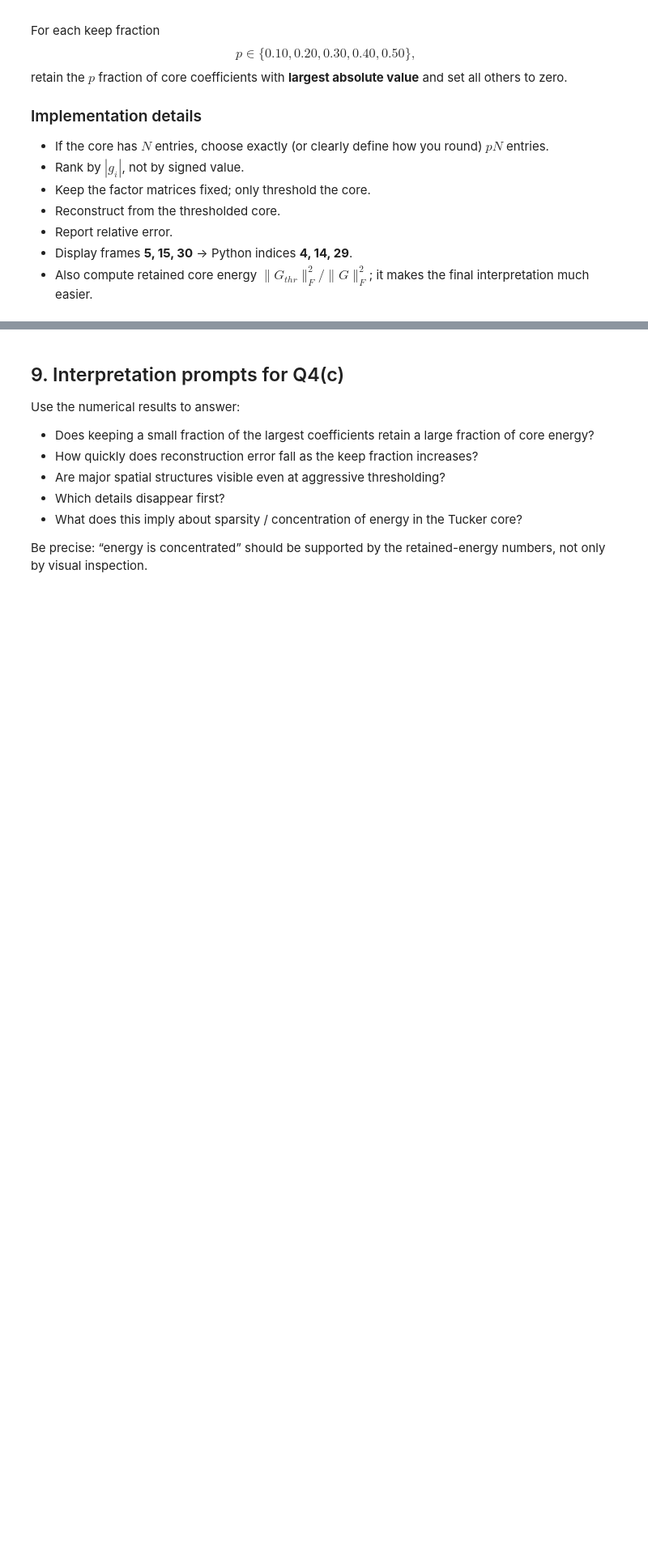
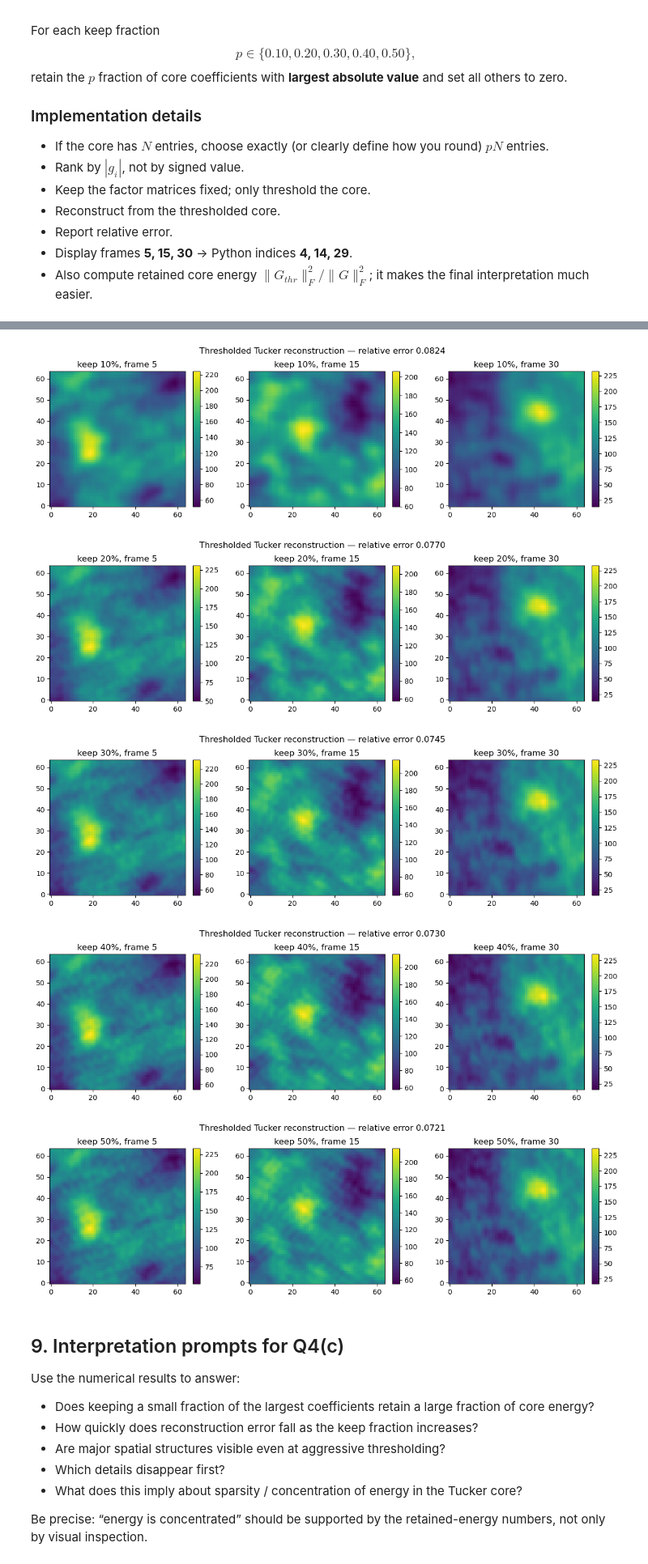
Before and after one commit to kyle-nguyennn/ml-stats-lab, a Jupyter notebook: fda/lab3/Q4_tucker_compression.ipynb, the cells around one changed output, grey strips where cells are left out. Shown at 81% size. Drawn from its saved outputs; the diff is of its cells as text; code cells hidden in the pictures; blank space fills up the shorter version.

```diff
--- a/fda/lab3/Q4_tucker_compression.ipynb
+++ b/fda/lab3/Q4_tucker_compression.ipynb
@@ -431,7 +435,13 @@ def hard_threshold_core(core: np.ndarray, keep_fraction: float) -> np.ndarray:
     4. Zero all other entries.
     5. Reshape back to core.shape.
     """
-    raise NotImplementedError
+    flat_core = core.flatten()
+    k = int(np.ceil(keep_fraction * flat_core.size))
+    idx = np.argpartition(np.abs(flat_core), -k)[-k:]
+    mask = np.zeros_like(flat_core, dtype=bool)
+    mask[idx] = True
+    flat_core[~mask] = 0
+    return flat_core.reshape(core.shape)
 # %%
 KEEP_FRACTIONS = [0.10, 0.20, 0.30, 0.40, 0.50]
 
@@ -460,22 +476,28 @@ KEEP_FRACTIONS = [0.10, 0.20, 0.30, 0.40, 0.50]
 # %%
-# TODO: display reconstructed frames 5, 15, 30 for every threshold level.
-#
-# frame_indices = [4, 14, 29]
-#
-# for row in threshold_results:
-#     X_thr = row["X_hat"]
-#     frac = row["keep_fraction"]
-#
-#     fig, axes = plt.subplots(1, 3, figsize=(12, 3.5))
-#     for ax, k in zip(axes, frame_indices):
-#         im = ax.imshow(X_thr[:, :, k], origin="lower")
-#         ax.set_title(f"keep {frac:.0%}, frame {k+1}")
-#         fig.colorbar(im, ax=ax, fraction=0.046)
-#     fig.suptitle(
-#         f"Thresholded Tucker reconstruction — relative error {row['relative_error']:.4f}"
-#     )
-#     plt.tight_layout()
-#     plt.show()
+# display reconstructed frames 5, 15, 30 for every threshold level.
+
+frame_indices = [4, 14, 29]
+
+for row in threshold_results:
+    X_thr = row["X_hat"]
+    frac = row["keep_fraction"]
+
+    fig, axes = plt.subplots(1, 3, figsize=(12, 3.5))
+    for ax, k in zip(axes, frame_indices):
+        im = ax.imshow(X_thr[:, :, k], origin="lower")
+        ax.set_title(f"keep {frac:.0%}, frame {k+1}")
+        fig.colorbar(im, ax=ax, fraction=0.046)
+    fig.suptitle(
+        f"Thresholded Tucker reconstruction — relative error {row['relative_error']:.4f}"
+    )
+    plt.tight_layout()
+    plt.show()
+# %% [output]
+[figure, added]
+[figure, added]
+[figure, added]
+[figure, added]
+[figure, added]
 # %% [markdown]
 ## 9. Interpretation prompts for Q4(c)
 
```
Also changed, not shown: parts of 3 cells of this notebook.
